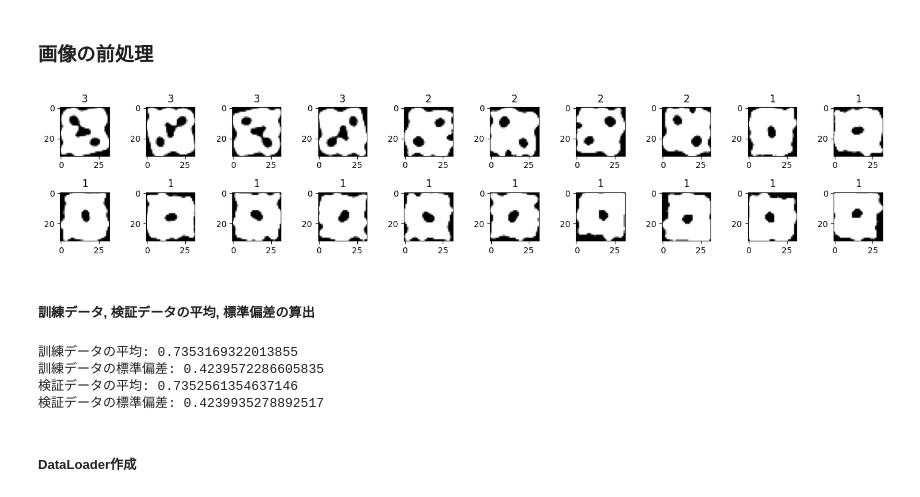
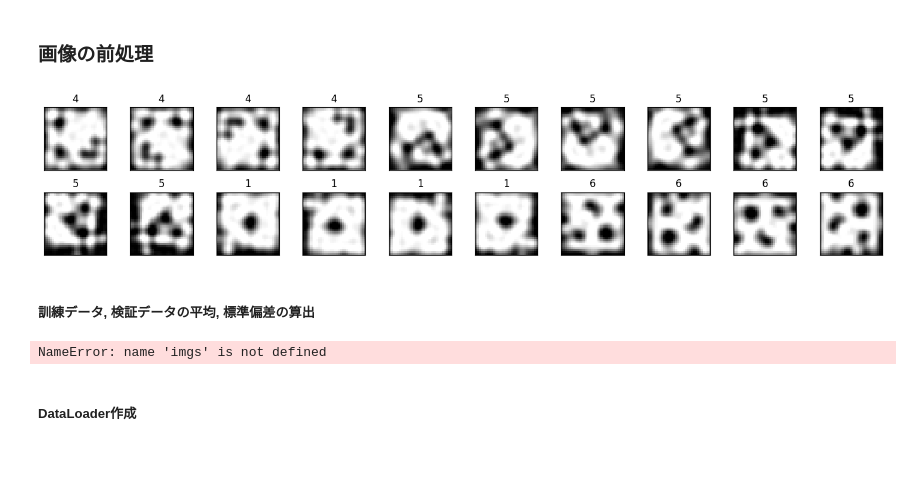
Before and after one commit to SStakafumi/sony-dice-competition, a Jupyter notebook: devide_dice.ipynb, the cells around one changed output. Saved outputs shown, nothing was run; the diff lists cells and outputs as text; code cells hidden in the pictures; blank space fills up the shorter version.

```diff
--- a/devide_dice.ipynb
+++ b/devide_dice.ipynb
@@ -36,18 +36,20 @@ To enable the following instructions: AVX2 FMA, in other operations, rebuild Ten
 # %% [markdown]
 ### 画像の前処理
 # %%
-imgs, labels = getOneDiceRotate90(data_type='train')
+imgs, labels = getOneDiceRotate90(data_type='trn')
 # %%
 # 可視化
 n = 20
 fig = plt.figure(figsize=(15, 15*((n//10)/10)))
 for i in range(n):
     ax = fig.add_subplot(n//10, 10, i+1)
-    plt.imshow(imgs[i], cmap='gray')
-    plt.title(labels[i])
+    plt.imshow(imgs[i+10000], cmap='gray')
+    plt.title(labels[i+10000])
+    ax.axes.xaxis.set_visible(False)
+    ax.axes.yaxis.set_visible(False)
     plt.tight_layout()
 # %% [output]
-[figure, old version]
+[figure, new version]
 # %% [markdown]
 ##### 訓練データ, 検証データの平均, 標準偏差の算出
 # %%
@@ -95,10 +97,7 @@ for val_img in val_imgs:
 val_std = torch.sqrt(val_img_s2/(32*32*len(val_imgs)))
 print(f'検証データの標準偏差: {val_std}')
 # %% [output]
-訓練データの平均: 0.7353169322013855
-訓練データの標準偏差: 0.4239572286605835
-検証データの平均: 0.7352561354637146
-検証データの標準偏差: 0.4239935278892517
+NameError: name 'imgs' is not defined
 # %% [markdown]
 ##### DataLoader作成
 # %%
```
Also changed, not shown: parts of 38 cells of this notebook.
